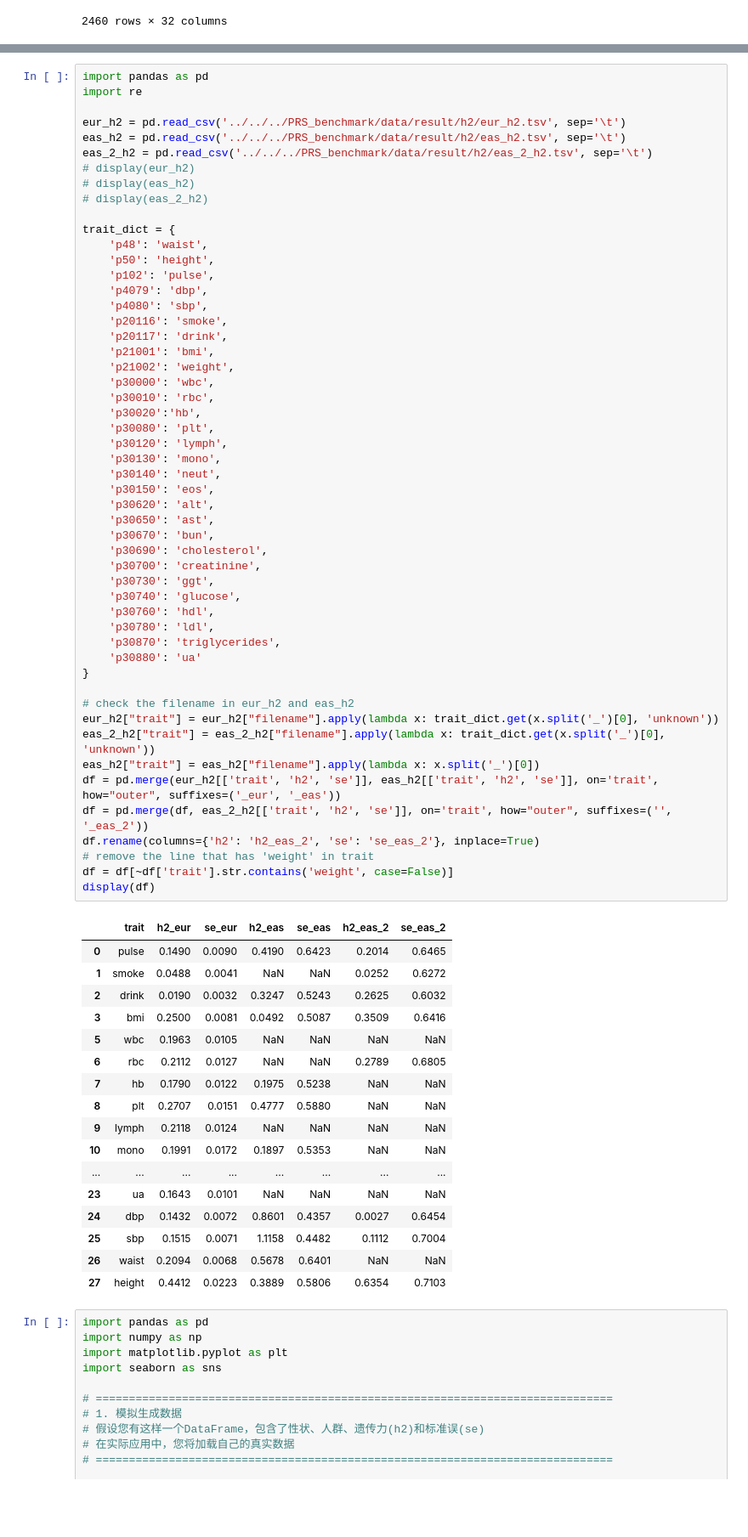
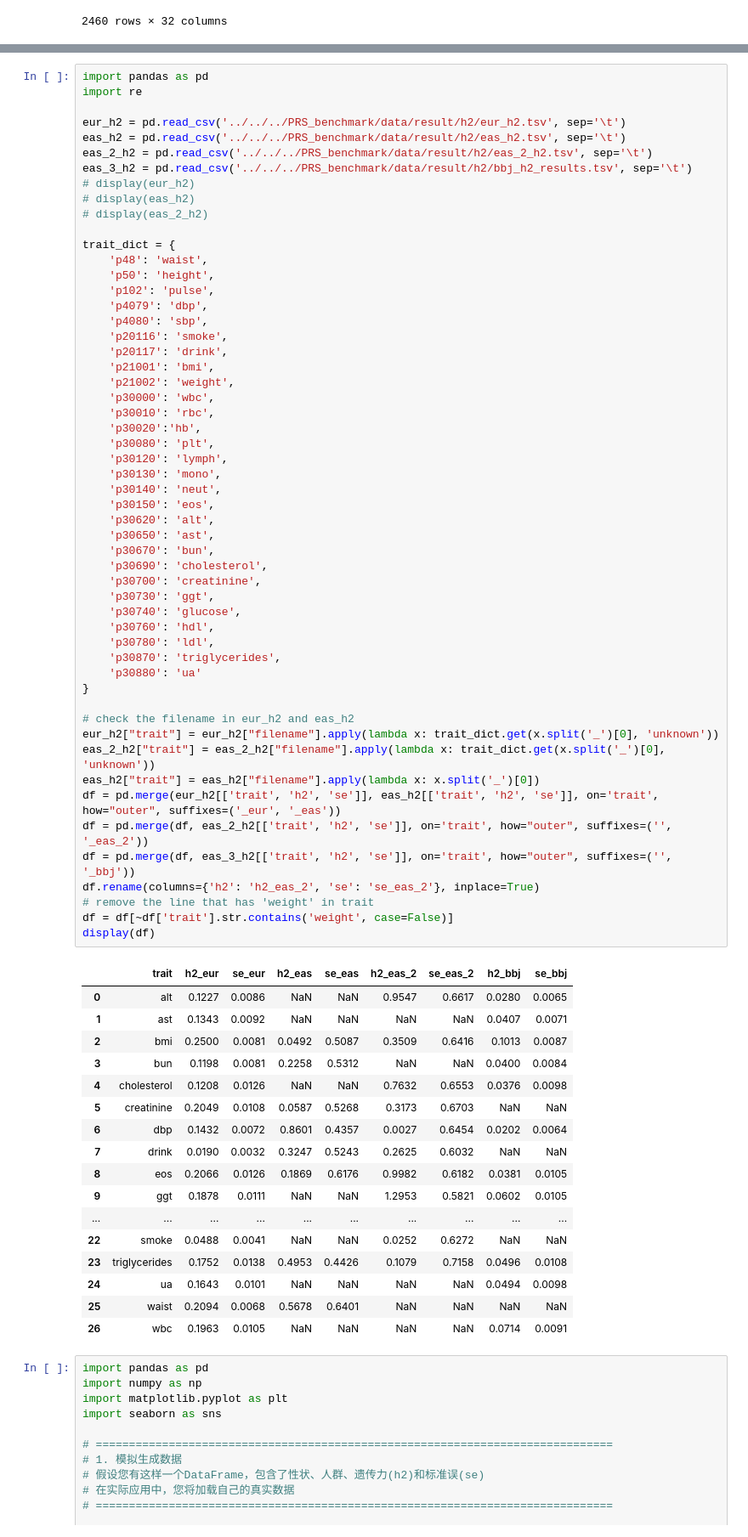
Before and after one commit to NancyLSH/UKB_PRS_benchmark, a Jupyter notebook: draw_code/1_draw_h2.ipynb, the cells around one changed output, grey strips where cells are left out. Shown at 85% size. Saved outputs shown, nothing was run; the diff lists cells and outputs as text; blank space fills up the shorter version.

```diff
--- a/draw_code/1_draw_h2.ipynb
+++ b/draw_code/1_draw_h2.ipynb
@@ -333,6 +333,7 @@ import re
 eur_h2 = pd.read_csv('../../../PRS_benchmark/data/result/h2/eur_h2.tsv', sep='\t')
 eas_h2 = pd.read_csv('../../../PRS_benchmark/data/result/h2/eas_h2.tsv', sep='\t')
 eas_2_h2 = pd.read_csv('../../../PRS_benchmark/data/result/h2/eas_2_h2.tsv', sep='\t')
+eas_3_h2 = pd.read_csv('../../../PRS_benchmark/data/result/h2/bbj_h2_results.tsv', sep='\t')
 # display(eur_h2)
 # display(eas_h2)
 # display(eas_2_h2)
@@ -352,50 +353,51 @@ trait_dict = {
     'p30020':'hb',
     'p30080': 'plt',
     'p30120': 'lymph',
     'p30130': 'mono',
     'p30140': 'neut',
     'p30150': 'eos',
     'p30620': 'alt',
     'p30650': 'ast',
     'p30670': 'bun',
     'p30690': 'cholesterol',
     'p30700': 'creatinine',
     'p30730': 'ggt',
     'p30740': 'glucose',
     'p30760': 'hdl',
     'p30780': 'ldl',
     'p30870': 'triglycerides',
     'p30880': 'ua'
 }
 
 # check the filename in eur_h2 and eas_h2
 eur_h2["trait"] = eur_h2["filename"].apply(lambda x: trait_dict.get(x.split('_')[0], 'unknown'))
 eas_2_h2["trait"] = eas_2_h2["filename"].apply(lambda x: trait_dict.get(x.split('_')[0], 'unknown'))
 eas_h2["trait"] = eas_h2["filename"].apply(lambda x: x.split('_')[0])
 df = pd.merge(eur_h2[['trait', 'h2', 'se']], eas_h2[['trait', 'h2', 'se']], on='trait', how="outer", suffixes=('_eur', '_eas'))
 df = pd.merge(df, eas_2_h2[['trait', 'h2', 'se']], on='trait', how="outer", suffixes=('', '_eas_2'))
+df = pd.merge(df, eas_3_h2[['trait', 'h2', 'se']], on='trait', how="outer", suffixes=('', '_bbj'))
 df.rename(columns={'h2': 'h2_eas_2', 'se': 'se_eas_2'}, inplace=True)
 # remove the line that has 'weight' in trait
 df = df[~df['trait'].str.contains('weight', case=False)]
 display(df)
 # %% [output]
-|  | trait | h2_eur | se_eur | h2_eas | se_eas | h2_eas_2 | se_eas_2 |
-| 0 | pulse | 0.1490 | 0.0090 | 0.4190 | 0.6423 | 0.2014 | 0.6465 |
-| 1 | smoke | 0.0488 | 0.0041 | NaN | NaN | 0.0252 | 0.6272 |
-| 2 | drink | 0.0190 | 0.0032 | 0.3247 | 0.5243 | 0.2625 | 0.6032 |
-| 3 | bmi | 0.2500 | 0.0081 | 0.0492 | 0.5087 | 0.3509 | 0.6416 |
-| 5 | wbc | 0.1963 | 0.0105 | NaN | NaN | NaN | NaN |
-| 6 | rbc | 0.2112 | 0.0127 | NaN | NaN | 0.2789 | 0.6805 |
-| 7 | hb | 0.1790 | 0.0122 | 0.1975 | 0.5238 | NaN | NaN |
-| 8 | plt | 0.2707 | 0.0151 | 0.4777 | 0.5880 | NaN | NaN |
-| 9 | lymph | 0.2118 | 0.0124 | NaN | NaN | NaN | NaN |
-| 10 | mono | 0.1991 | 0.0172 | 0.1897 | 0.5353 | NaN | NaN |
-| ... | ... | ... | ... | ... | ... | ... | ... |
-| 23 | ua | 0.1643 | 0.0101 | NaN | NaN | NaN | NaN |
-| 24 | dbp | 0.1432 | 0.0072 | 0.8601 | 0.4357 | 0.0027 | 0.6454 |
-| 25 | sbp | 0.1515 | 0.0071 | 1.1158 | 0.4482 | 0.1112 | 0.7004 |
-| 26 | waist | 0.2094 | 0.0068 | 0.5678 | 0.6401 | NaN | NaN |
-| 27 | height | 0.4412 | 0.0223 | 0.3889 | 0.5806 | 0.6354 | 0.7103 |
+|  | trait | h2_eur | se_eur | h2_eas | se_eas | h2_eas_2 | se_eas_2 | h2_bbj | se_bbj |
+| 0 | alt | 0.1227 | 0.0086 | NaN | NaN | 0.9547 | 0.6617 | 0.0280 | 0.0065 |
+| 1 | ast | 0.1343 | 0.0092 | NaN | NaN | NaN | NaN | 0.0407 | 0.0071 |
+| 2 | bmi | 0.2500 | 0.0081 | 0.0492 | 0.5087 | 0.3509 | 0.6416 | 0.1013 | 0.0087 |
+| 3 | bun | 0.1198 | 0.0081 | 0.2258 | 0.5312 | NaN | NaN | 0.0400 | 0.0084 |
+| 4 | cholesterol | 0.1208 | 0.0126 | NaN | NaN | 0.7632 | 0.6553 | 0.0376 | 0.0098 |
+| 5 | creatinine | 0.2049 | 0.0108 | 0.0587 | 0.5268 | 0.3173 | 0.6703 | NaN | NaN |
+| 6 | dbp | 0.1432 | 0.0072 | 0.8601 | 0.4357 | 0.0027 | 0.6454 | 0.0202 | 0.0064 |
+| 7 | drink | 0.0190 | 0.0032 | 0.3247 | 0.5243 | 0.2625 | 0.6032 | NaN | NaN |
+| 8 | eos | 0.2066 | 0.0126 | 0.1869 | 0.6176 | 0.9982 | 0.6182 | 0.0381 | 0.0105 |
+| 9 | ggt | 0.1878 | 0.0111 | NaN | NaN | 1.2953 | 0.5821 | 0.0602 | 0.0105 |
+| ... | ... | ... | ... | ... | ... | ... | ... | ... | ... |
+| 22 | smoke | 0.0488 | 0.0041 | NaN | NaN | 0.0252 | 0.6272 | NaN | NaN |
+| 23 | triglycerides | 0.1752 | 0.0138 | 0.4953 | 0.4426 | 0.1079 | 0.7158 | 0.0496 | 0.0108 |
+| 24 | ua | 0.1643 | 0.0101 | NaN | NaN | NaN | NaN | 0.0494 | 0.0098 |
+| 25 | waist | 0.2094 | 0.0068 | 0.5678 | 0.6401 | NaN | NaN | NaN | NaN |
+| 26 | wbc | 0.1963 | 0.0105 | NaN | NaN | NaN | NaN | 0.0714 | 0.0091 |
 # %%
 import pandas as pd
 import numpy as np
```
Also changed, not shown: parts of 1 cell of this notebook, 23 other files.
